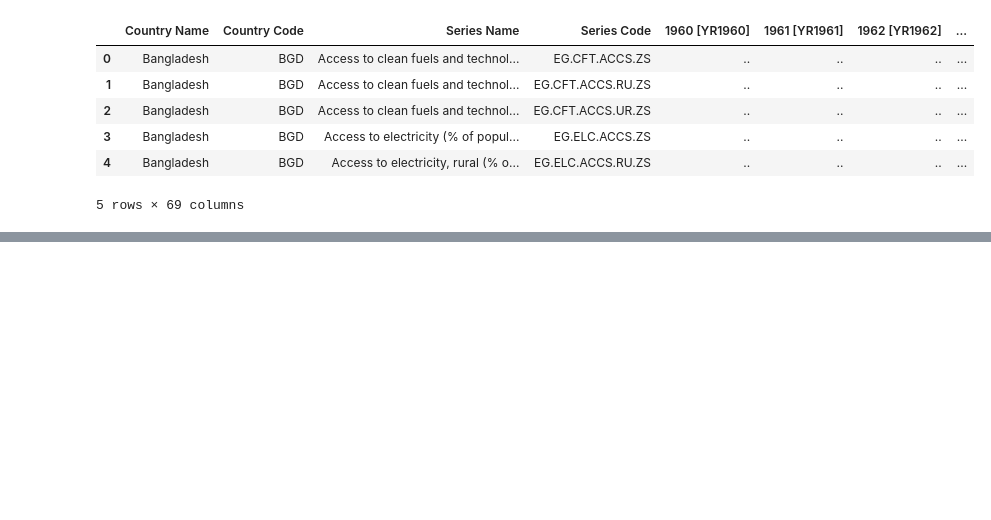
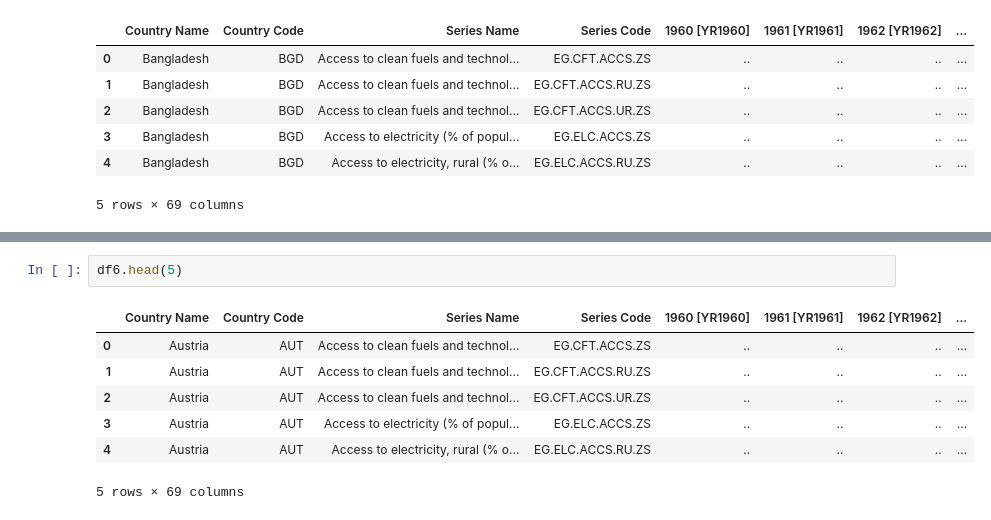
Before and after one commit to diyorbekzokirov/gdp_prediction_developing, a Jupyter notebook: codes/analysis.ipynb, the cells around one changed output, grey strips where cells are left out. Cells and saved outputs as stored; diff of their text form; blank space fills up the shorter version.

```diff
--- a/codes/analysis.ipynb
+++ b/codes/analysis.ipynb
@@ -67,0 +62,10 @@ df4 Country Codes: ['BGD' 'BTN' 'IND' 'NPL' 'LKA' nan]
+# %%
+df6.head(5)
+# %% [output]
+|  | Country Name | Country Code | Series Name | Series Code | 1960 [YR1960] | 1961 [YR1961] | 1962 [YR1962] | ... |
+| 0 | Austria | AUT | Access to clean fuels and technol... | EG.CFT.ACCS.ZS | .. | .. | .. | ... |
+| 1 | Austria | AUT | Access to clean fuels and technol... | EG.CFT.ACCS.RU.ZS | .. | .. | .. | ... |
+| 2 | Austria | AUT | Access to clean fuels and technol... | EG.CFT.ACCS.UR.ZS | .. | .. | .. | ... |
+| 3 | Austria | AUT | Access to electricity (% of popul... | EG.ELC.ACCS.ZS | .. | .. | .. | ... |
+| 4 | Austria | AUT | Access to electricity, rural (% o... | EG.ELC.ACCS.RU.ZS | .. | .. | .. | ... |
+5 rows × 69 columns
```
Also changed, not shown: parts of 11 cells of this notebook, 8 other files.
